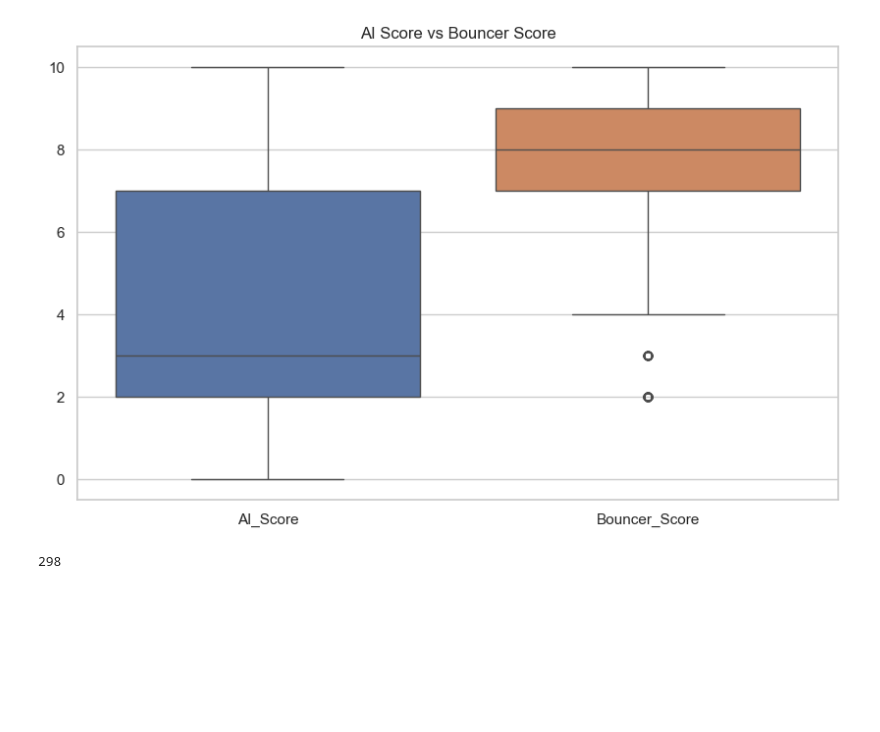
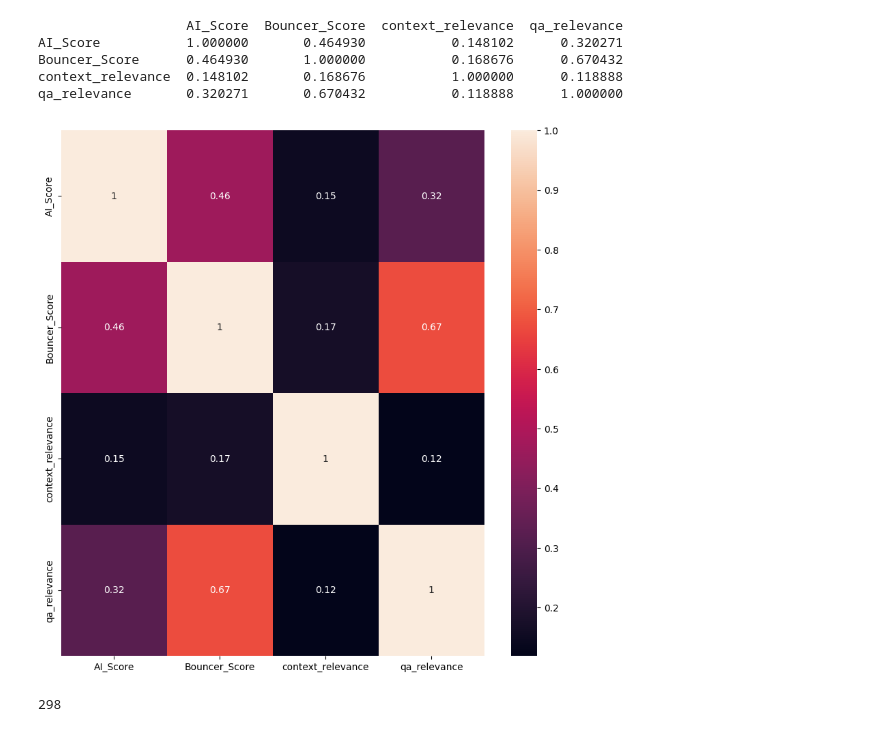
Before and after one commit to NobleMathews/mayil_eval, a Jupyter notebook: j_visualize_scores.ipynb, the cells around one changed output. Cells and saved outputs as stored; diff of their text form; code cells hidden in the pictures; blank space fills up the shorter version.

Commit message:
fix: groundedness

```diff
--- a/j_visualize_scores.ipynb
+++ b/j_visualize_scores.ipynb
@@ -10,13 +10,17 @@ for issue_details in ground_truth:
     try:
         with open(f"./data/GroundTruthScoring/v1/{issue_details['instance_id']}.json", "r") as f:
             ai_score_details = json.load(f)
-        with open(f"./data/v1/{issue_details['instance_id']}.json", "r") as f:
+        with open(f"./data/RAG_triad_eval/v1/{issue_details['instance_id']}.json", "r") as f:
             generated_details = json.load(f)
         ai_score = ai_score_details['score']
-        bouncer_score = generated_details["mayil_collected_data"]["bouncer_response"]["score"]
+        collected_data = generated_details["mayil_collected_data"]
+        bouncer_score = collected_data["bouncer_response"]["score"]
 
         issue_counter['AI_Score'] = ai_score
         issue_counter['Bouncer_Score'] = bouncer_score
+        issue_counter['context_relevance'] = collected_data["context_relevance"]*10
+        # issue_counter['groundedness_score'] = collected_data["groundedness_score"]*10
+        issue_counter['qa_relevance'] = collected_data["qa_relevance"]*10
 
     except Exception as e:
         print(f"Error for {issue_details['instance_id']}: {e}")
@@ -40,19 +44,29 @@ Error for sympy__sympy-16221: [Errno 2] No such file or directory: './data/Groun
 # %%
 import pandas as pd
 import matplotlib.pyplot as plt
 import seaborn as sns
 import numpy as np
 
 df = pd.DataFrame.from_dict(overall_stats, orient='index')
 
-# plot
-sns.set(style="whitegrid")
-plt.figure(figsize=(10, 6))
-ax = sns.boxplot(data=df)
-plt.title("AI Score vs Bouncer Score")
+# plot scatter of all the scores AI_Score, Bouncer_Score, context_relevance, groundedness_score, qa_relevance
+# plt.figure(figsize=(10, 10))
+# sns.lineplot(data=df)
+# plt.show()
+
+# show correlation matrix
+correlation_matrix = df.corr()
+print(correlation_matrix)
+plt.figure(figsize=(10, 10))
+sns.heatmap(correlation_matrix, annot=True)
 plt.show()
 # %% [output]
+                   AI_Score  Bouncer_Score  context_relevance  qa_relevance
+AI_Score           1.000000       0.464930           0.148102      0.320271
+Bouncer_Score      0.464930       1.000000           0.168676      0.670432
+context_relevance  0.148102       0.168676           1.000000      0.118888
+qa_relevance       0.320271       0.670432           0.118888      1.000000
-[figure, old version]
+[figure, new version]
 # %%
 len(df[df["AI_Score"] == 7])
 # %% [output]
```
Also changed, not shown: 2 other files.
